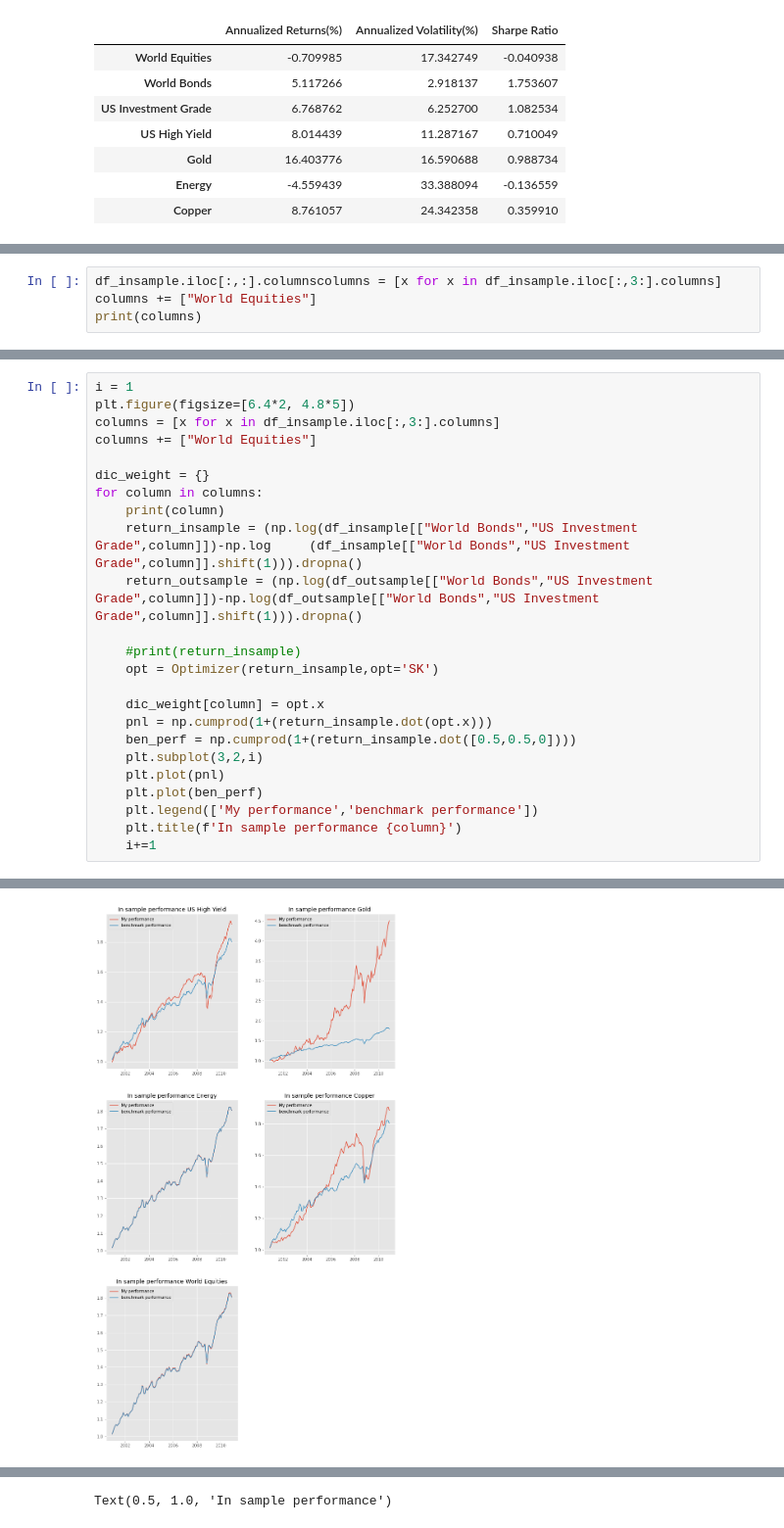
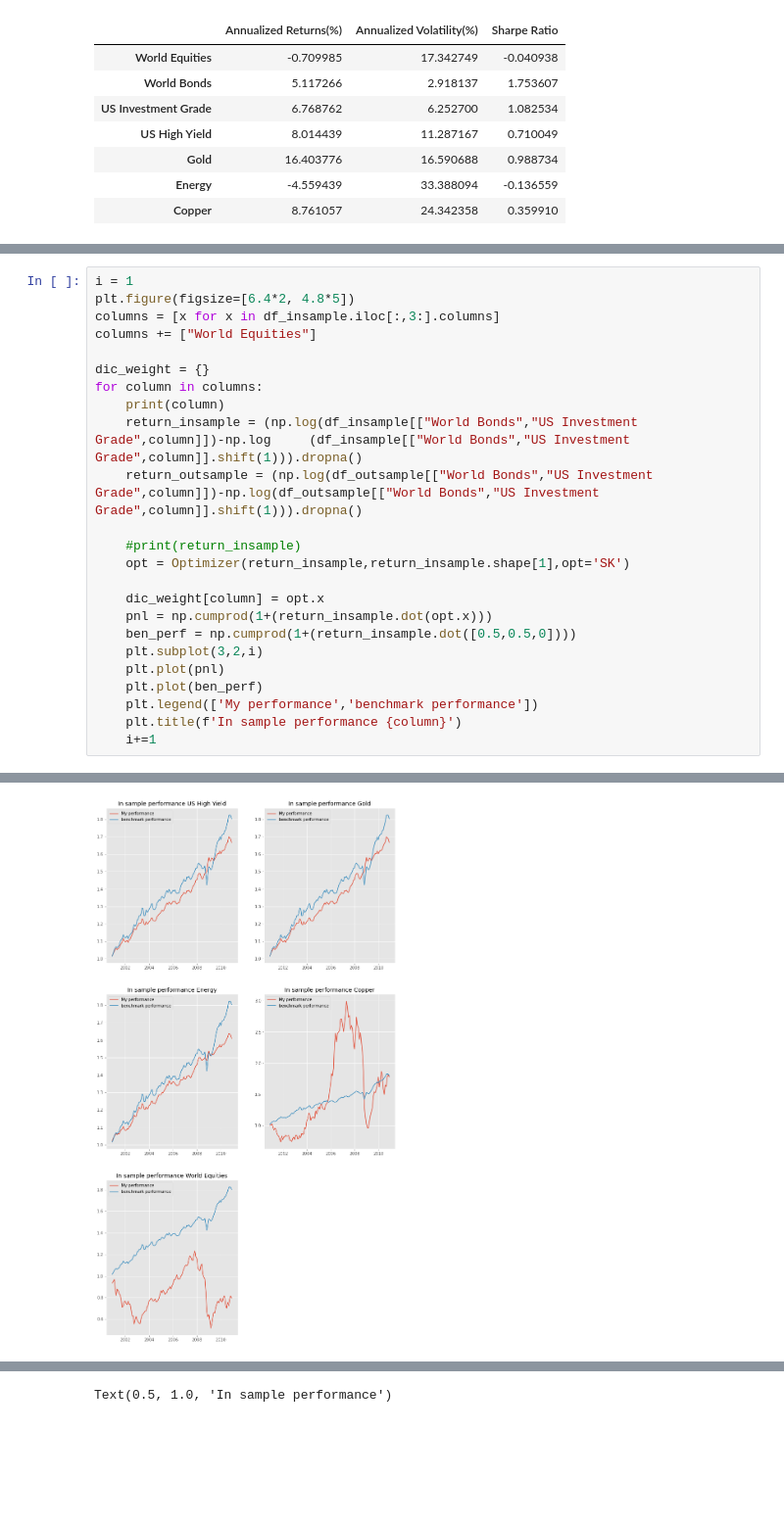
Before and after one commit to GuillaumePv/Quantitative-asset-risk-management-course, a Jupyter notebook: A2/main_A2.ipynb, the cells around one changed output, grey strips where cells are left out. Shown at 98% size. Saved outputs shown, nothing was run; the diff lists cells and outputs as text; blank space fills up the shorter version.

```diff
--- a/A2/main_A2.ipynb
+++ b/A2/main_A2.ipynb
@@ -196,4 +195,0 @@ Text(0.5, 1.0, 'Copper')
-# %%
-df_insample.iloc[:,:].columnscolumns = [x for x in df_insample.iloc[:,3:].columns]
-columns += ["World Equities"]
-print(columns)
@@ -212,7 +206,7 @@ for column in columns:
     return_outsample = (np.log(df_outsample[["World Bonds","US Investment Grade",column]])-np.log(df_outsample[["World Bonds","US Investment Grade",column]].shift(1))).dropna()
 
     #print(return_insample)
-    opt = Optimizer(return_insample,opt='SK')
+    opt = Optimizer(return_insample,return_insample.shape[1],opt='SK')
 
     dic_weight[column] = opt.x
     pnl = np.cumprod(1+(return_insample.dot(opt.x)))
@@ -244 +238 @@ Optimization terminated successfully    (Exit mode 0)
-[figure, old version]
+[figure, new version]
```
Also changed, not shown: parts of 7 cells of this notebook, 1 other file.
